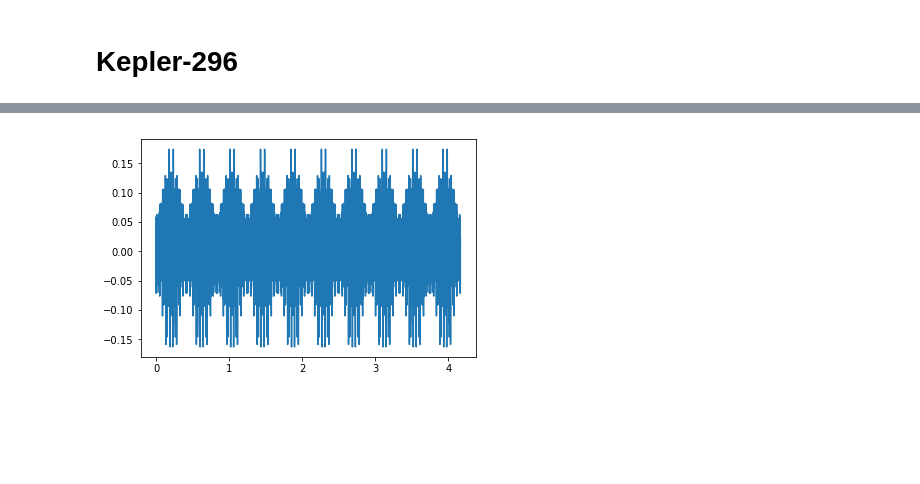
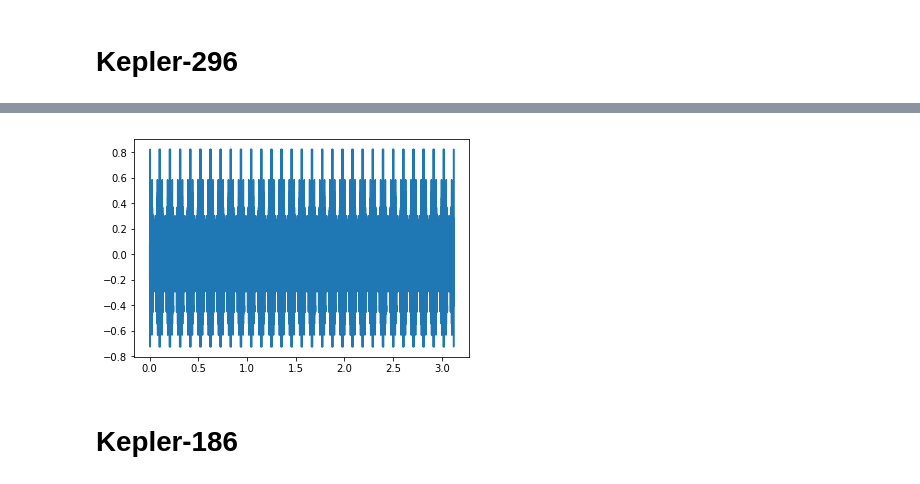
Before and after one commit to bmorris3/starsongs, a Jupyter notebook: sonify.ipynb, the cells around one changed output, grey strips where cells are left out. Drawn from its saved outputs; the diff is of its cells as text; code cells hidden in the pictures; blank space fills up the shorter version.

```diff
--- a/sonify.ipynb
+++ b/sonify.ipynb
@@ -13,6 +13,8 @@ import astropy.units as u
 import kplr
 import celerite
 from celerite import terms
+from scipy.ndimage import gaussian_filter1d
+from astropy.io import fits
 
 frequency = 440 * u.Hz
 sampling_rate = 48000 * u.Hz
@@ -70,7 +72,7 @@ def light_curve(koi):
     return time, flux
 
 def gp_interpolate(time, flux, N=10000):
-    kernel = terms.SHOTerm(log_S0=0, log_omega0=1, log_Q=1/np.sqrt(2))
+    kernel = terms.SHOTerm(log_S0=-5, log_omega0=np.log(2*np.pi*20), log_Q=1/np.sqrt(2))
     gp = celerite.GP(kernel)
     gp.compute(time)
 
@@ -210,0 +218,8 @@ plt.plot(x, predicted_flux)
+# %%
+time, flux = light_curve(2418)
+time = np.concatenate(time)
+flux = np.concatenate(flux)
+flux -= flux.mean()
+# %%
+flux = gaussian_filter1d(flux, 30)
+plt.plot(time, flux)
@@ -211,5 +237,7 @@ plt.plot(x, predicted_flux)
 # %%
-predicted_flux = np.tile(np.concatenate([predicted_flux, predicted_flux[::-1]]), 10)
-fig, ax = write_wave(10*predicted_flux, len(predicted_flux), sampling_rate, path='k17.wav')
+flux = np.tile(np.concatenate([predicted_flux, predicted_flux[::-1]]), 30)
+fig, ax = write_wave(100*flux[::2], len(flux[::2]), sampling_rate*2, path='k1229.wav')
 # %% [output]
-[figure, old version]
+[figure, new version]
+# %% [markdown]
+# Kepler-186
```
Also changed, not shown: parts of 21 cells of this notebook.
